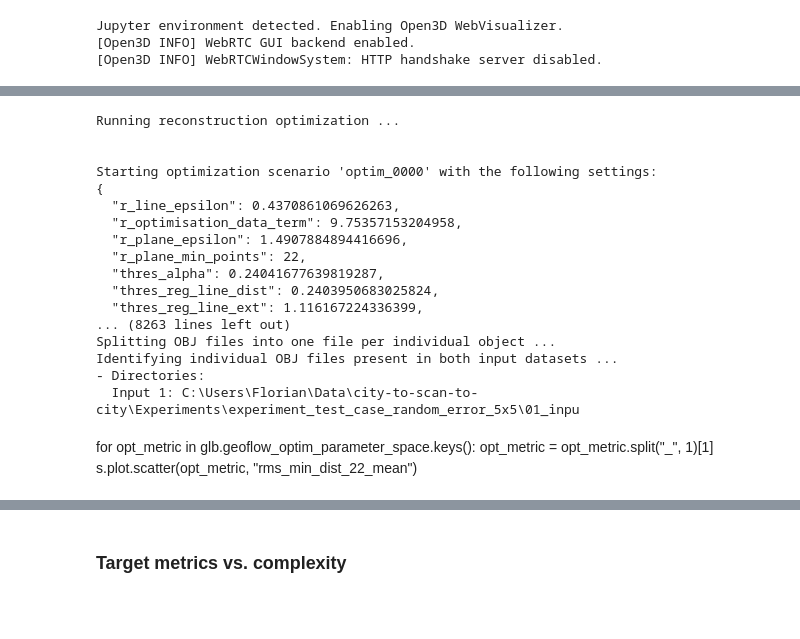
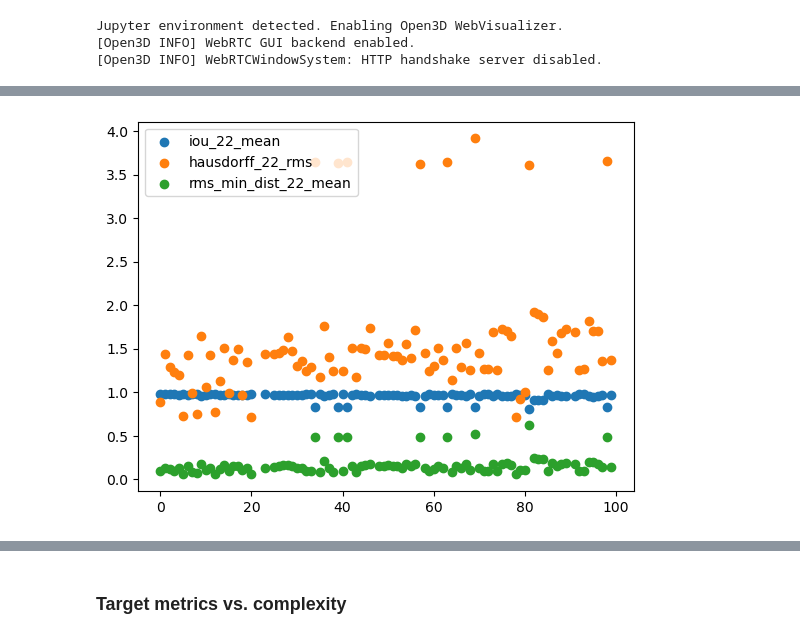
Before and after one commit to florifal/city-to-scan-to-city, a Jupyter notebook: testing/test_exp_5x5_recon_optim.ipynb, the cells around one changed output, grey strips where cells are left out. Saved outputs shown, nothing was run; the diff lists cells and outputs as text; code cells hidden in the pictures; blank space fills up the shorter version.

```diff
--- a/testing/test_exp_5x5_recon_optim.ipynb
+++ b/testing/test_exp_5x5_recon_optim.ipynb
@@ -74,0 +19,3 @@ Finished 'setup_survey' for scenario_024 after 0:00:00.
+# %%
+e = Experiment.load(Path(experiment_dirpath, experiment_name))
+len(e)
@@ -211,3 +76,9 @@ sc.recon_optim.optim_experiment.run_step(Scenario.run_evaluation, evaluator_sele
+# %%
+sc.recon_optim.optim_experiment.run_step(Scenario.setup_evaluation, lods=["2.2"])
+# %%
+# sc.recon_optim.optim_experiment.run_step(Scenario.run_evaluation, evaluator_selection="complexity")
+# sc.recon_optim.optim_experiment.run_step(Scenario.run_evaluation, evaluator_selection=["height", "area_volume_diff"])
+sc.recon_optim.optim_experiment.run_step(Scenario.run_evaluation, evaluator_selection=["complexity", "height", "area_volume_diff", "geoflow_output"])
 # %%
 # sc.recon_optim.optim_experiment.compute_summary_statistics(evaluator_selection=["iou_3d", "hausdorff"])
 sc.recon_optim.optim_experiment.compute_summary_statistics(evaluator_selection=["iou_3d", "hausdorff", "complexity", "height", "area_volume_diff", "geoflow_output"])
@@ -254,37 +222,9 @@ Preparing reconstruction optimization ...
 # %%
 plt.scatter(range(100), s["iou_22_mean"])
 plt.scatter(range(100), s["hausdorff_22_rms"])
 plt.scatter(range(100), s["rms_min_dist_22_mean"])
 plt.legend(["iou_22_mean", "hausdorff_22_rms", "rms_min_dist_22_mean"])
-plt.ylim(.2, 0.95)
+# plt.ylim(.2, 0.95)
 plt.show()
+# %% [output]
+[figure, added]
-# %%
-### Optimized metrics' influence on target metrics
-
-Check influence on:
-- iou_22_mean
-- hausdorff_22_rms
-- rms_min_dist_22_mean
-- n_faces_22_mean
-# %% [output]
-Running reconstruction optimization ...
-
-
-Starting optimization scenario 'optim_0000' with the following settings:
-{
-  "r_line_epsilon": 0.4370861069626263,
-  "r_optimisation_data_term": 9.75357153204958,
-  "r_plane_epsilon": 1.4907884894416696,
-  "r_plane_min_points": 22,
-  "thres_alpha": 0.24041677639819287,
-  "thres_reg_line_dist": 0.2403950683025824,
-  "thres_reg_line_ext": 1.116167224336399,
-... (8263 lines left out)
-Splitting OBJ files into one file per individual object ...
-Identifying individual OBJ files present in both input datasets ...
-- Directories:
-  Input 1: C:\Users\Florian\Data\city-to-scan-to-city\Experiments\experiment_test_case_random_error_5x5\01_inpu
-# %% [markdown]
-for opt_metric in glb.geoflow_optim_parameter_space.keys():
-    opt_metric = opt_metric.split("_", 1)[1]
-    s.plot.scatter(opt_metric, "rms_min_dist_22_mean")
```
Also changed, not shown: parts of 59 cells of this notebook, 1 other file.
